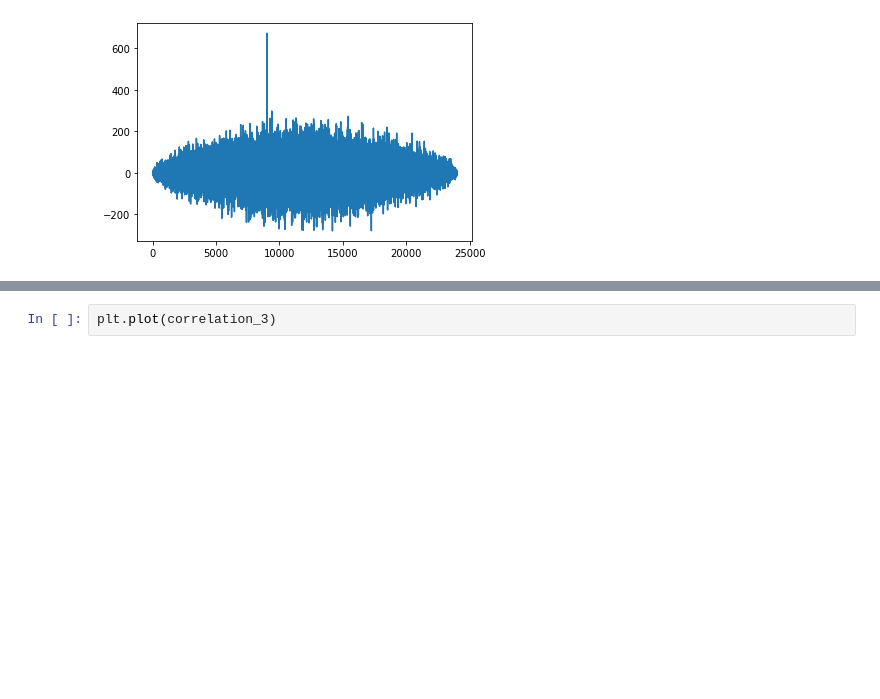
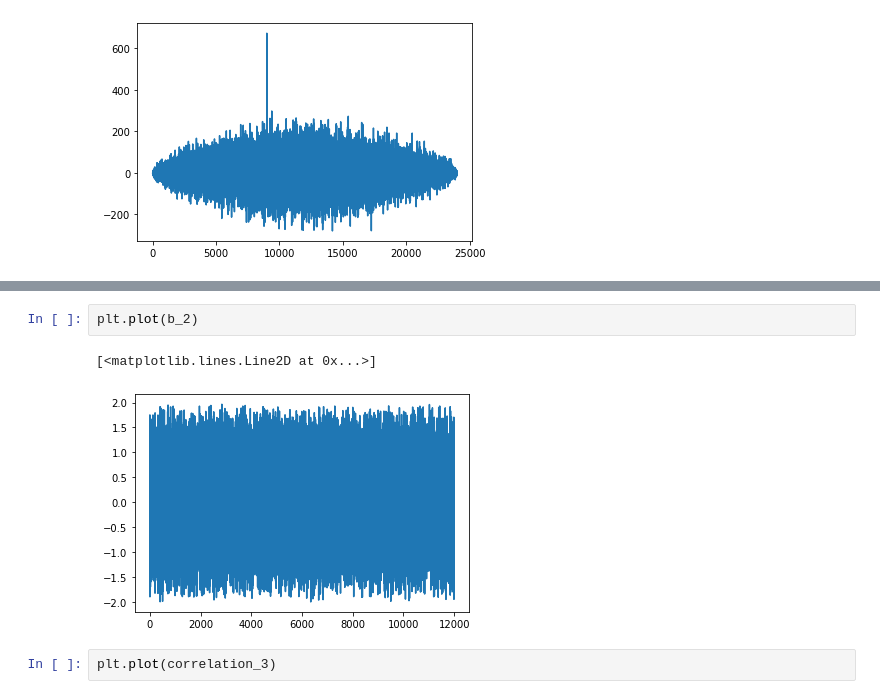
Before and after one commit to x-meienberg/msc-studies-aero, a Jupyter notebook: Satelite Geodesy/Exercise 2/Satelitengeodaesie_UE2_XM.ipynb, the cells around one changed output, grey strips where cells are left out. Saved outputs shown, nothing was run; the diff lists cells and outputs as text; blank space fills up the shorter version.

```diff
--- a/Satelite Geodesy/Exercise 2/Satelitengeodaesie_UE2_XM.ipynb
+++ b/Satelite Geodesy/Exercise 2/Satelitengeodaesie_UE2_XM.ipynb
@@ -88,3 +183,8 @@ plt.plot(correlation_2)
+# %%
+plt.plot(b_2)
+# %% [output]
+[<matplotlib.lines.Line2D at 0x...>]
+[figure, added]
 # %%
 plt.plot(correlation_3)
 # %% [output]
```
Also changed, not shown: parts of 21 cells of this notebook.
